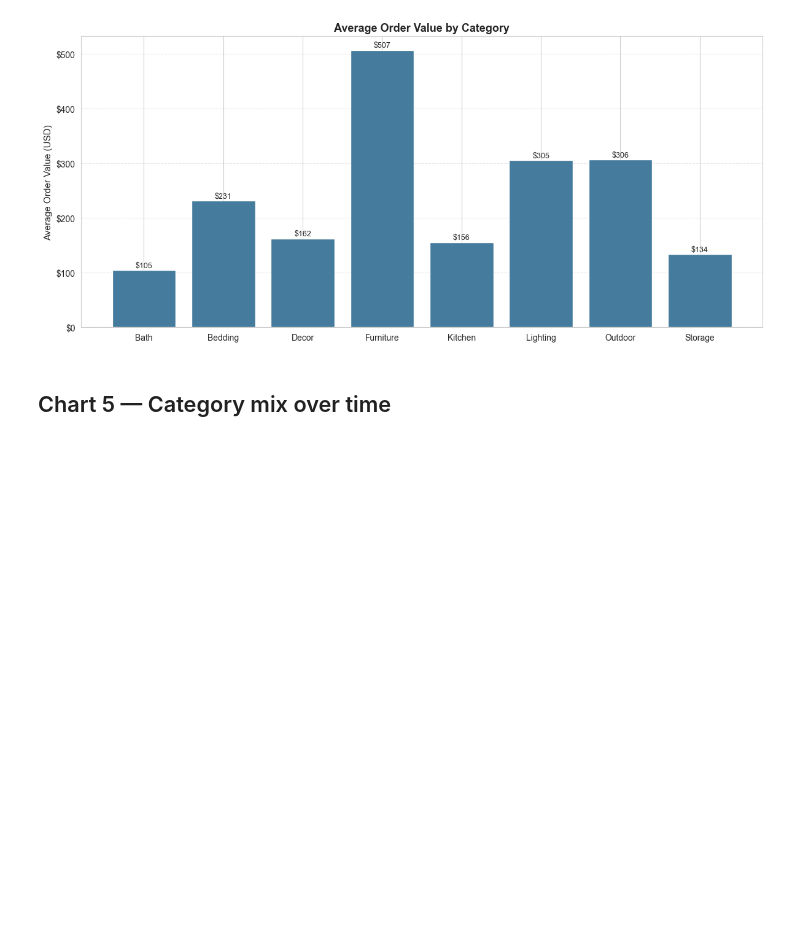
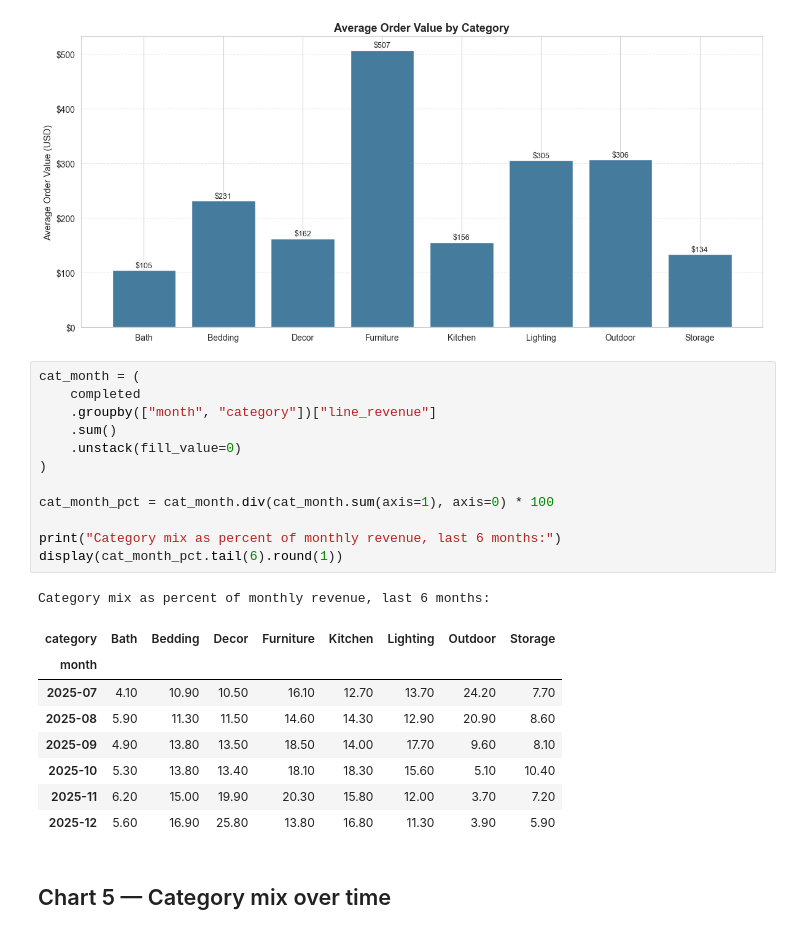
Before and after one commit to VINAY07010/Wayfair-E-commerce-Sales-Analysis, a Jupyter notebook: Notebooks/Sales_Analysis.ipynb, the cells around one changed output. Cells and saved outputs as stored; diff of their text form; blank space fills up the shorter version.

```diff
--- a/Notebooks/Sales_Analysis.ipynb
+++ b/Notebooks/Sales_Analysis.ipynb
@@ -979,6 +1089,28 @@ plt.savefig(f"{Charts}/04_aov_by_category.png", dpi=150, bbox_inches="tight")
 plt.show()
 # %% [output]
 [figure]
+# %%
+cat_month = (
+    completed
+    .groupby(["month", "category"])["line_revenue"]
+    .sum()
+    .unstack(fill_value=0)
+)
+
+cat_month_pct = cat_month.div(cat_month.sum(axis=1), axis=0) * 100
+
+print("Category mix as percent of monthly revenue, last 6 months:")
+display(cat_month_pct.tail(6).round(1))
+# %% [output]
+Category mix as percent of monthly revenue, last 6 months:
+| category | Bath | Bedding | Decor | Furniture | Kitchen | Lighting | Outdoor | Storage |
+| month |  |  |  |  |  |  |  |  |
+| 2025-07 | 4.10 | 10.90 | 10.50 | 16.10 | 12.70 | 13.70 | 24.20 | 7.70 |
+| 2025-08 | 5.90 | 11.30 | 11.50 | 14.60 | 14.30 | 12.90 | 20.90 | 8.60 |
+| 2025-09 | 4.90 | 13.80 | 13.50 | 18.50 | 14.00 | 17.70 | 9.60 | 8.10 |
+| 2025-10 | 5.30 | 13.80 | 13.40 | 18.10 | 18.30 | 15.60 | 5.10 | 10.40 |
+| 2025-11 | 6.20 | 15.00 | 19.90 | 20.30 | 15.80 | 12.00 | 3.70 | 7.20 |
+| 2025-12 | 5.60 | 16.90 | 25.80 | 13.80 | 16.80 | 11.30 | 3.90 | 5.90 |
 # %% [markdown]
 ## Chart 5 — Category mix over time
 # %%
```
Also changed, not shown: parts of 9 cells of this notebook, 3 other files.
